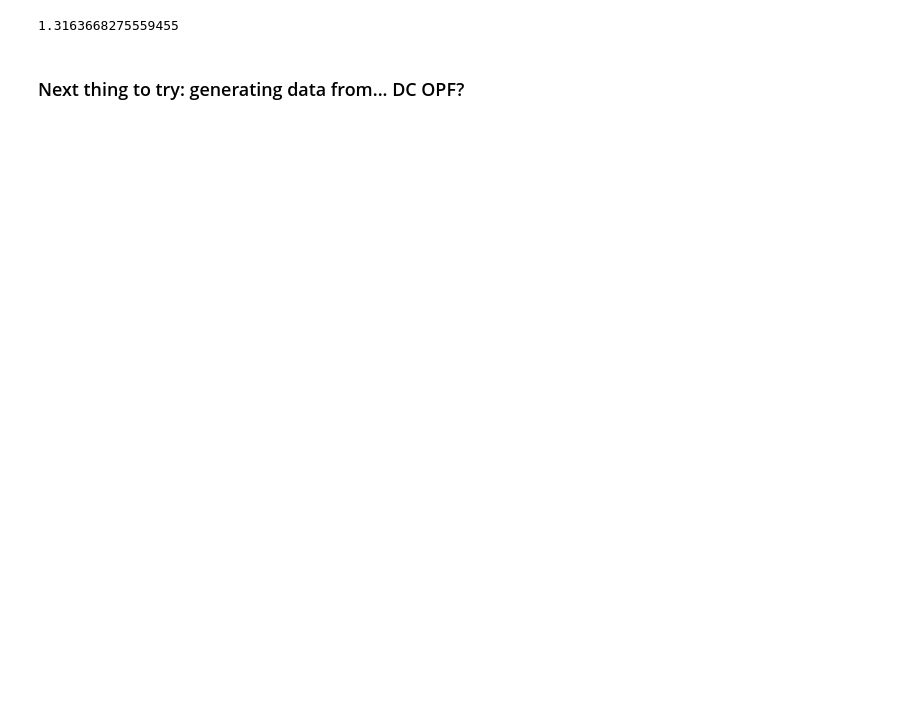
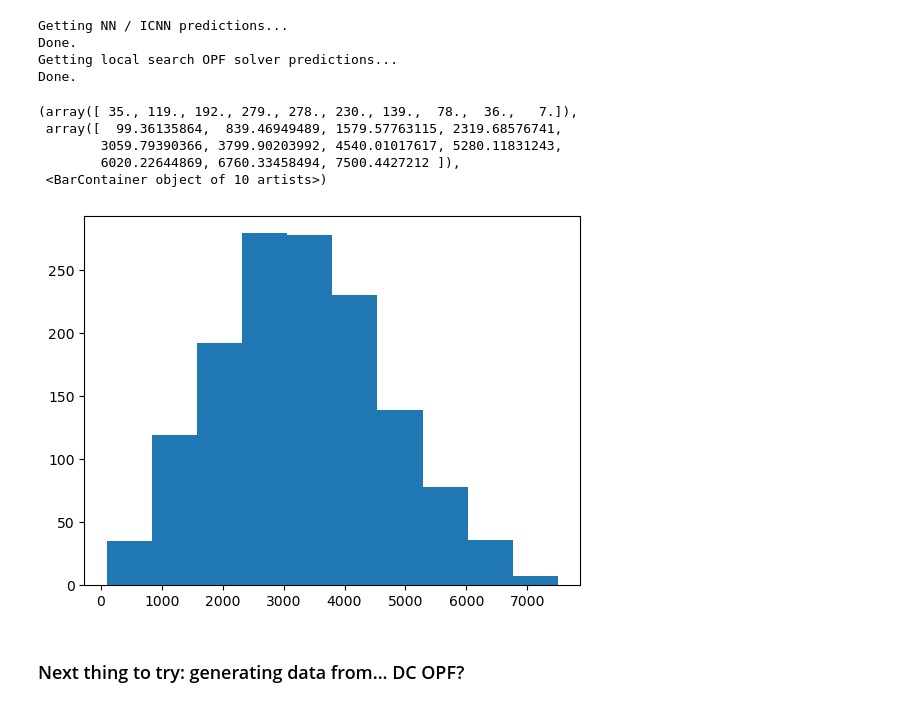
Before and after one commit to Charles-Gulian/icnn-4-opt, a Jupyter notebook: icnn.ipynb, the cells around one changed output. Drawn from its saved outputs; the diff is of its cells as text; code cells hidden in the pictures; blank space fills up the shorter version.

Commit message:
Updating icnn.py code

```diff
--- a/icnn.ipynb
+++ b/icnn.ipynb
@@ -363,4 +540,26 @@ Average cost: $ 2279.02
-# %%
-(30 / 2279) * 100
-# %% [output]
-1.3163668275559455
+# %%
+### Experiment ###
+# Compare NN, ICNN, and OPF solver on test data set
+
+# Create test data tensor
+test_loader = create_batches(X_test, y_test, batch_size=1, shuffle=False)
+
+# Get NN, ICNN predictions
+print("Getting NN / ICNN predictions...")
+nn_pred_arr = pred(nn_model, test_loader)
+icnn_pred_arr = pred(icnn_model, test_loader)
+print("Done.")
+
+# Get local search solver OPF predictions
+print("Getting local search OPF solver predictions...")
+Pd_test, Qd_test = X_test[:, :num_load_buses], X_test[:, num_load_buses:]
+#lss_pred_arr = np.array([run_opf(case, Pd_test[i,:], Qd_test[i,:]) for i in range(X_test.shape[0])])
+print("Done.")
+
+# Calculate residuals
+cost_arr = y_test.flatten()
+# %% [output]
+Getting NN / ICNN predictions...
+Done.
+Getting local search OPF solver predictions...
+Done.
@@ -367,3 +572,12 @@ Average cost: $ 2279.02
+# %%
+plt.hist(lss_pred_arr)
+# %% [output]
+(array([ 35., 119., 192., 279., 278., 230., 139.,  78.,  36.,   7.]),
+ array([  99.36135864,  839.46949489, 1579.57763115, 2319.68576741,
+        3059.79390366, 3799.90203992, 4540.01017617, 5280.11831243,
+        6020.22644869, 6760.33458494, 7500.4427212 ]),
+ <BarContainer object of 10 artists>)
+[figure, added]
 # %% [markdown]
 ### Next thing to try: generating data from... DC OPF?
 # %%
```
Also changed, not shown: parts of 14 cells of this notebook, 2 other files.
